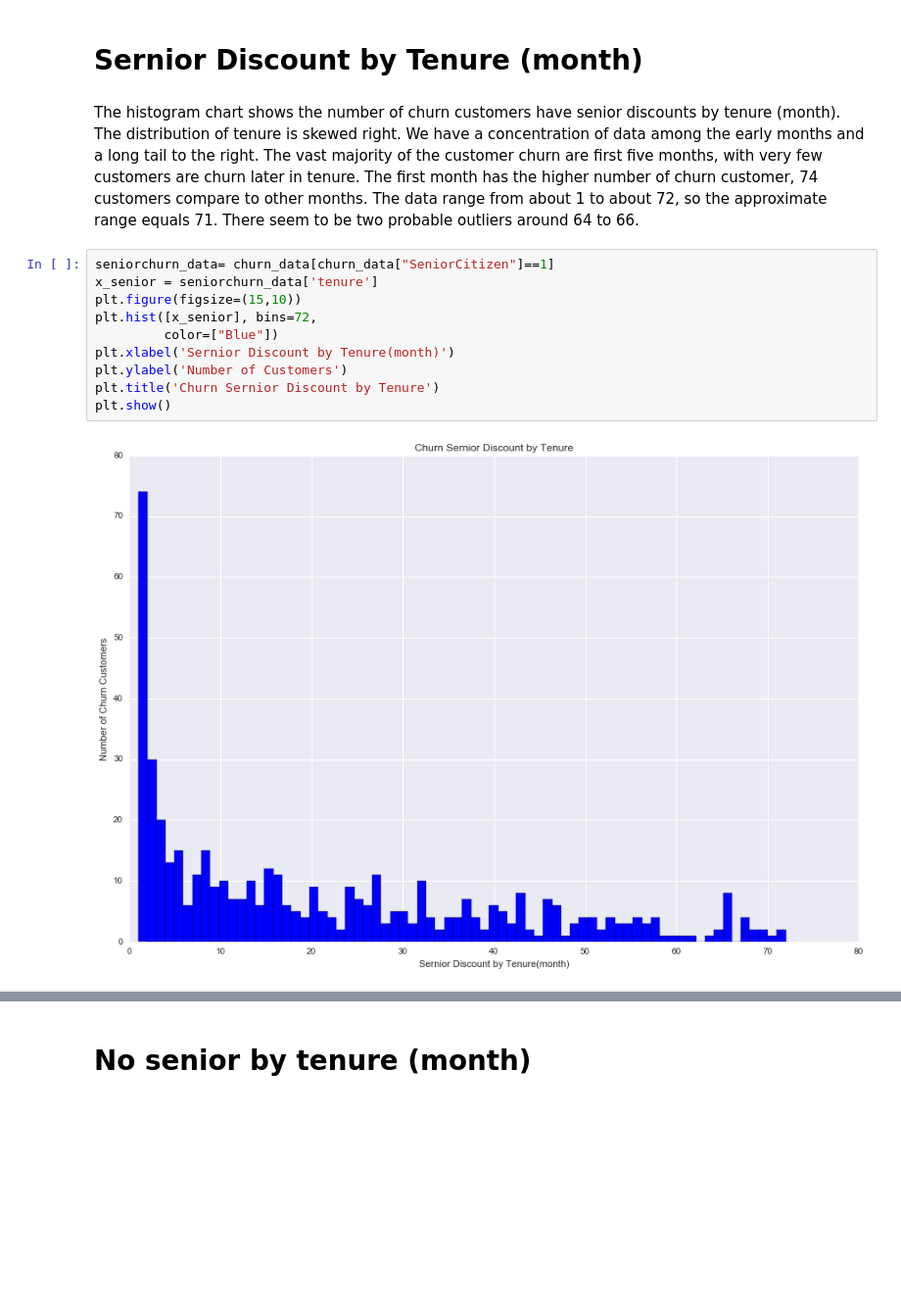
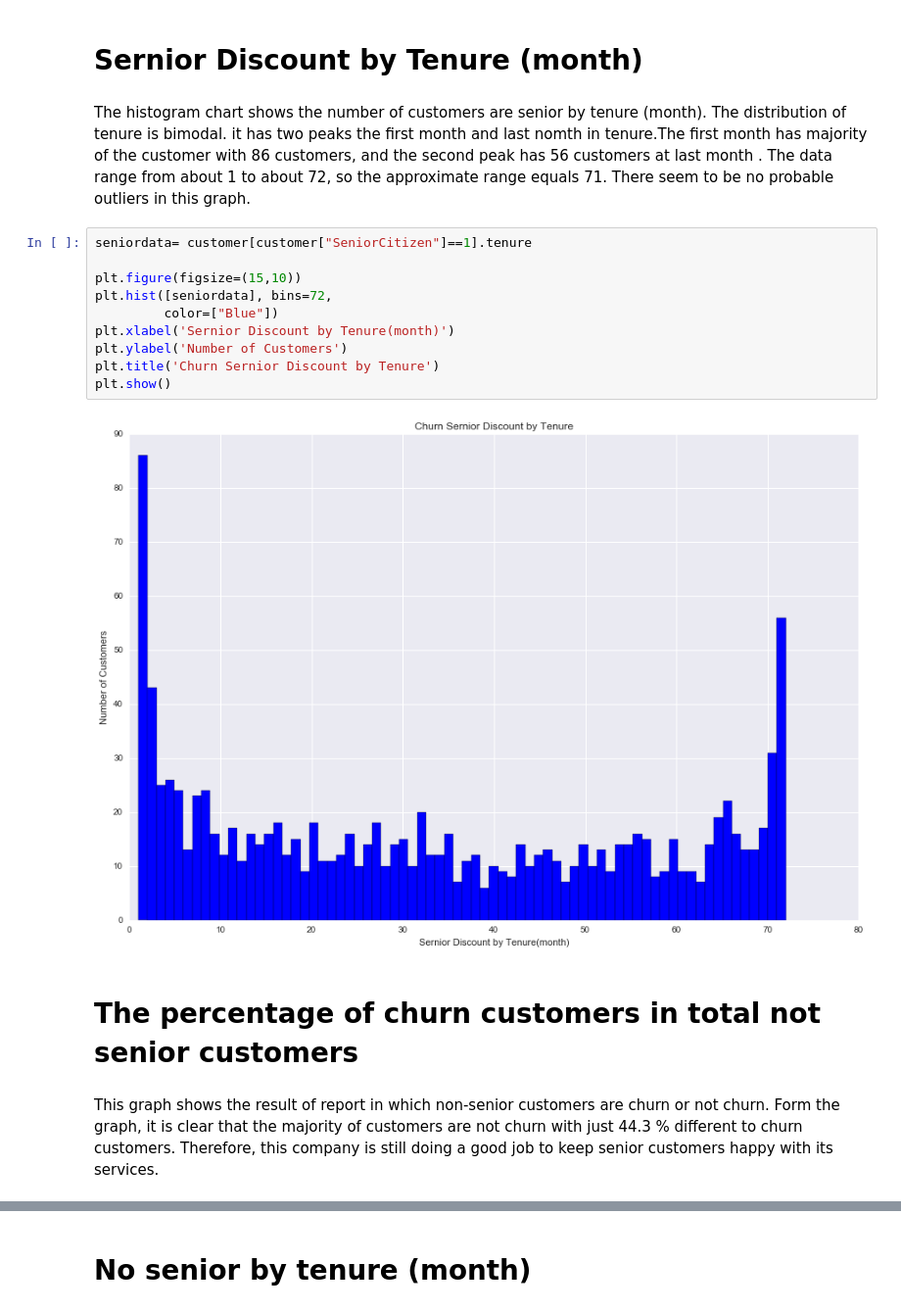
Before and after one commit to vinhpvu/Telco-customer-analytics, a Jupyter notebook: Untitled.ipynb, the cells around one changed output, grey strips where cells are left out. Shown: that part at 98% size. Cells and saved outputs as stored; diff of their text form; blank space fills up the shorter version.

```diff
--- a/Untitled.ipynb
+++ b/Untitled.ipynb
@@ -260,16 +254,20 @@ plt.show()
 # %% [markdown]
 # Sernior Discount by Tenure (month)
 # %% [markdown]
-The histogram chart shows the number of churn customers have senior discounts by tenure (month). The distribution of tenure is skewed right. We have a concentration of data among the early months and a long tail to the right. The vast majority of the customer churn are first five months, with very few customers are churn later in tenure. The first month has the higher number of churn customer, 74 customers compare to other months. The data range from about 1 to about 72, so the approximate range equals 71. There seem to be two probable outliers around 64 to 66.
+The histogram chart shows the number of customers are senior by tenure (month). The distribution of tenure is bimodal. it has two peaks the first month and last nomth in tenure.The first month has majority of the customer with 86 customers, and the second peak has 56 customers at last month . The data range from about 1 to about 72, so the approximate range equals 71. There seem to be no probable outliers in this graph.
 # %%
-seniorchurn_data= churn_data[churn_data["SeniorCitizen"]==1]
-x_senior = seniorchurn_data['tenure']
+seniordata= customer[customer["SeniorCitizen"]==1].tenure
+
 plt.figure(figsize=(15,10))
-plt.hist([x_senior], bins=72,
+plt.hist([seniordata], bins=72,
          color=["Blue"])
 plt.xlabel('Sernior Discount by Tenure(month)')
 plt.ylabel('Number of Customers')
 plt.title('Churn Sernior Discount by Tenure')
 plt.show()
 # %% [output]
-[figure, old version]
+[figure, new version]
+# %% [markdown]
+# The percentage of churn customers in total not senior customers
+# %% [markdown]
+This graph shows the result of report in which non-senior customers are churn or not churn. Form the graph, it is clear that the majority of customers are not churn with just 44.3 % different to churn customers. Therefore, this company is still doing a good job to keep senior customers happy with its services.
```
Also changed, not shown: parts of 18 cells of this notebook.
